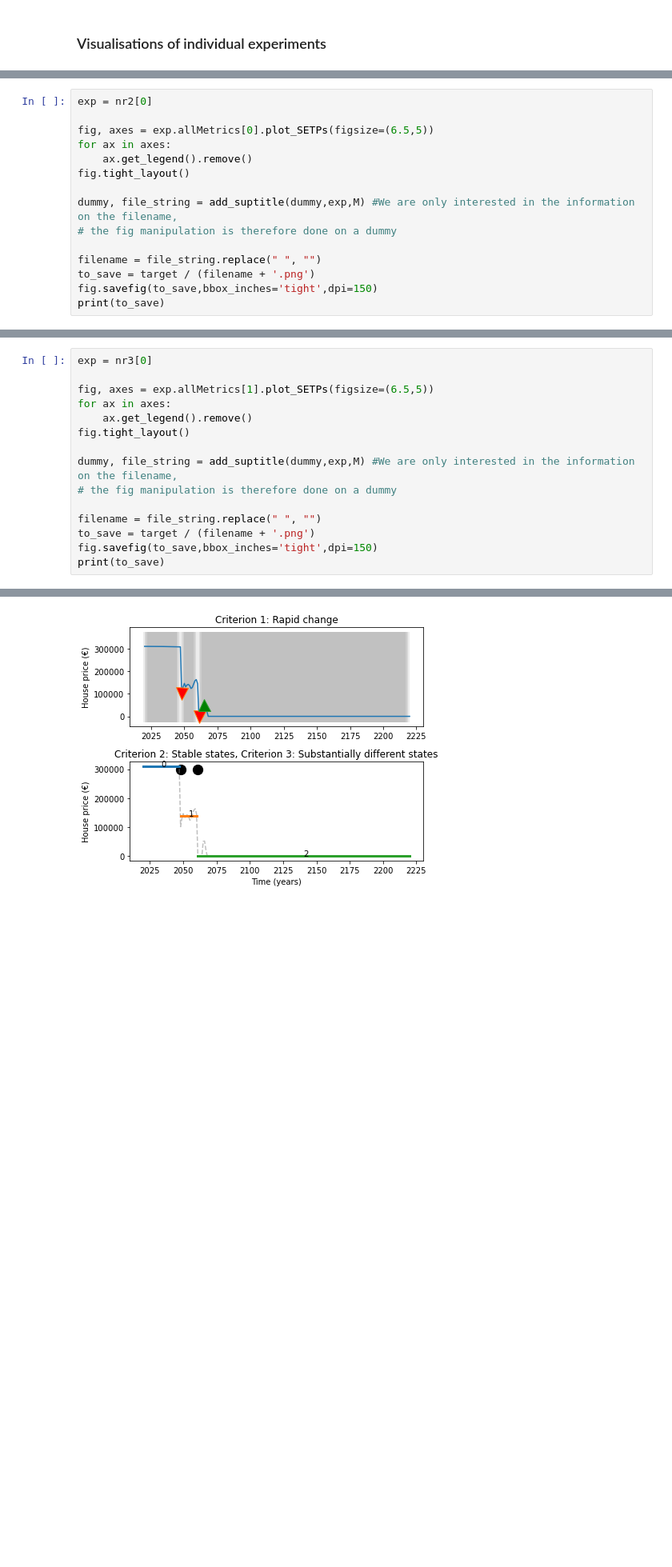
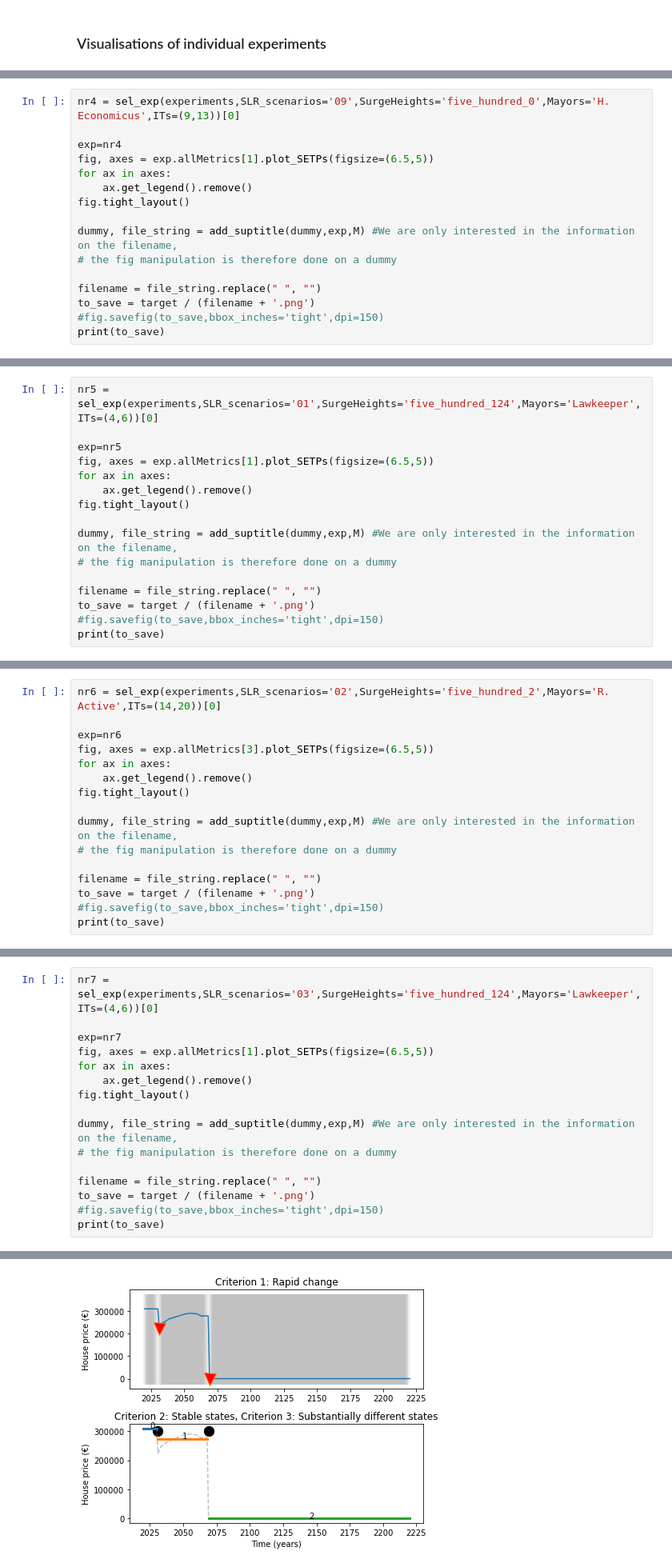
Before and after one commit to keesvanginkel/Urban-SETP, a Jupyter notebook: Paper_figures/Figure_5.ipynb, the cells around one changed output, grey strips where cells are left out. Shown at 80% size. Drawn from its saved outputs; the diff is of its cells as text; blank space fills up the shorter version.

```diff
--- a/Paper_figures/Figure_5.ipynb
+++ b/Paper_figures/Figure_5.ipynb
@@ -201,0 +187,16 @@ print(to_save)
+# %%
+nr4 = sel_exp(experiments,SLR_scenarios='09',SurgeHeights='five_hundred_0',Mayors='H. Economicus',ITs=(9,13))[0]
+
+exp=nr4
+fig, axes = exp.allMetrics[1].plot_SETPs(figsize=(6.5,5))
+for ax in axes:
+    ax.get_legend().remove()
+fig.tight_layout()
+
+dummy, file_string = add_suptitle(dummy,exp,M) #We are only interested in the information on the filename,
+# the fig manipulation is therefore done on a dummy
+
+filename = file_string.replace(" ", "")
+to_save = target / (filename + '.png')
+#fig.savefig(to_save,bbox_inches='tight',dpi=150)
+print(to_save)
@@ -202,7 +206,8 @@ print(to_save)
 # %%
-exp = nr2[0]
+nr5 = sel_exp(experiments,SLR_scenarios='01',SurgeHeights='five_hundred_124',Mayors='Lawkeeper',ITs=(4,6))[0]
 
-fig, axes = exp.allMetrics[0].plot_SETPs(figsize=(6.5,5))
+exp=nr5
+fig, axes = exp.allMetrics[1].plot_SETPs(figsize=(6.5,5))
 for ax in axes:
     ax.get_legend().remove()
 fig.tight_layout()
@@ -212,6 +217,6 @@ dummy, file_string = add_suptitle(dummy,exp,M) #We are only interested in the in
 
 filename = file_string.replace(" ", "")
 to_save = target / (filename + '.png')
-fig.savefig(to_save,bbox_inches='tight',dpi=150)
+#fig.savefig(to_save,bbox_inches='tight',dpi=150)
 print(to_save)
 # %% [output]
@@ -219,0 +225,16 @@ print(to_save)
+# %%
+nr6 = sel_exp(experiments,SLR_scenarios='02',SurgeHeights='five_hundred_2',Mayors='R. Active',ITs=(14,20))[0]
+
+exp=nr6
+fig, axes = exp.allMetrics[3].plot_SETPs(figsize=(6.5,5))
+for ax in axes:
+    ax.get_legend().remove()
+fig.tight_layout()
+
+dummy, file_string = add_suptitle(dummy,exp,M) #We are only interested in the information on the filename,
+# the fig manipulation is therefore done on a dummy
+
+filename = file_string.replace(" ", "")
+to_save = target / (filename + '.png')
+#fig.savefig(to_save,bbox_inches='tight',dpi=150)
+print(to_save)
@@ -220,6 +244,7 @@ print(to_save)
 # %%
-exp = nr3[0]
+nr7 = sel_exp(experiments,SLR_scenarios='03',SurgeHeights='five_hundred_124',Mayors='Lawkeeper',ITs=(4,6))[0]
 
+exp=nr7
 fig, axes = exp.allMetrics[1].plot_SETPs(figsize=(6.5,5))
 for ax in axes:
     ax.get_legend().remove()
@@ -230,6 +255,6 @@ dummy, file_string = add_suptitle(dummy,exp,M) #We are only interested in the in
 
 filename = file_string.replace(" ", "")
 to_save = target / (filename + '.png')
-fig.savefig(to_save,bbox_inches='tight',dpi=150)
+#fig.savefig(to_save,bbox_inches='tight',dpi=150)
 print(to_save)
 # %% [output]
@@ -237 +262 @@ print(to_save)
-[figure, old version]
+[figure, new version]
```
Also changed, not shown: parts of 30 cells of this notebook, 32 other files.
